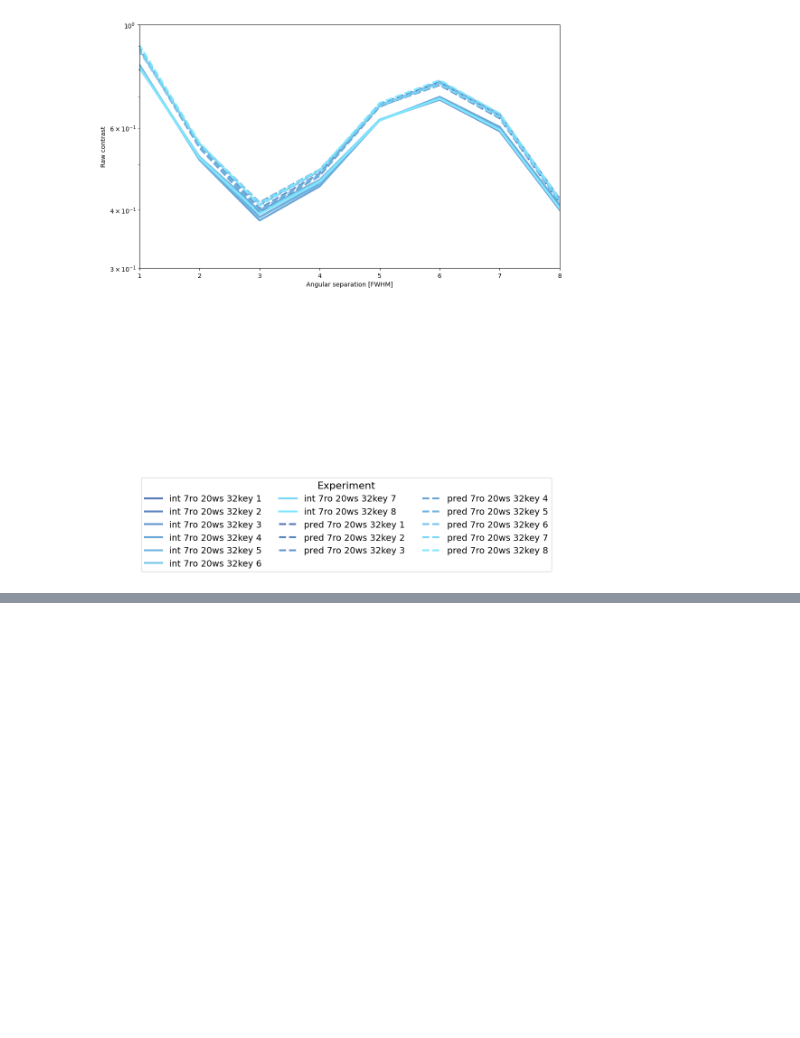
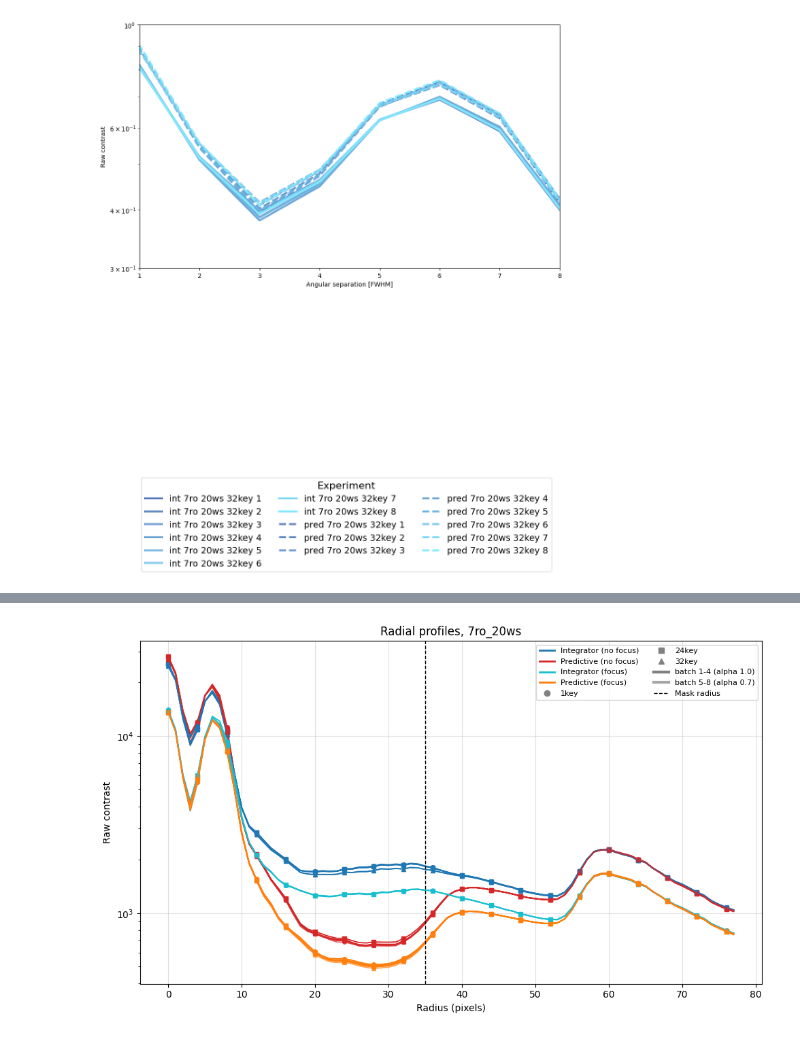
Before and after one commit to noah-bns/ESO_internship, a Jupyter notebook: notebooks/satellite_speckle_psf.ipynb, the cells around one changed output, grey strips where cells are left out. Saved outputs shown, nothing was run; the diff lists cells and outputs as text; code cells hidden in the pictures; blank space fills up the shorter version.

```diff
--- a/notebooks/satellite_speckle_psf.ipynb
+++ b/notebooks/satellite_speckle_psf.ipynb
@@ -851,0 +850,94 @@ Predictor:
+# %%
+
+mask_radius = 35
+
+# folder -> (label, {method: colour}); the focus run uses similar but lighter colours
+datasets = {
+    "/home/aosimul/noah/data/ghost_images/long_7ro_20ws/": (
+        "no focus",
+        {"int": "tab:blue", "pred": "tab:red"},
+    ),
+    "/home/aosimul/noah/data/ghost_images/long_7ro_20ws_focus/": (
+        "focus",
+        {"int": "tab:cyan", "pred": "tab:orange"},
+    ),
+}
+method_labels = {"int": "Integrator", "pred": "Predictive"}
+key_markers = {"1key": "o", "24key": "s", "32key": "^"}
+batch_alpha = {"1-4": 1.0, "5-8": 0.7}
+ro, ws = 7, 20
+
+
+def radial_profile_pre(image, binsize=1):
+    ny, nx = image.shape
+    cy, cx = (ny - 1) / 2, (nx - 1) / 2
+
+    y, x = np.indices(image.shape)
+    r = np.sqrt((x - cx) ** 2 + (y - cy) ** 2)
+
+    rbin = np.floor(r / binsize).astype(int)
+    maxbin = rbin.max() + 1
+
+    profile = np.empty(maxbin)
+    std = np.empty(maxbin)
+    radius = np.arange(maxbin) * binsize
+
+    for i in range(maxbin):
+        values = image[rbin == i]
+        profile[i] = values.mean()
+        std[i] = values.std()
+
+    return radius, profile, std
+
+
+fig, ax = plt.subplots(figsize=(10, 6))
+
+for folder, (ds_label, colors) in datasets.items():
+    for key, marker in key_markers.items():
+        for count, alpha in batch_alpha.items():
+            name = f"{ro}ro_{ws}ws_{key}_{count}"
+            for prefix, color in colors.items():
+                path = f"{folder}{prefix}_{name}.npy"
+                if not os.path.exists(path):
+                    print(f"Skipping missing file: {path}")
+                    continue
+                stack = np.load(path)
+                rad, prof, _ = radial_profile_pre(np.mean(stack, axis=0))
+                ax.plot(
+                    rad,
+                    prof,
+                    color=color,
+                    alpha=alpha,
+                    marker=marker,
+                    markersize=4,
+                    markevery=4,
+                    lw=1.3,
+                )
+
+ax.axvline(mask_radius, color="k", ls="--", lw=1)
+ax.set_yscale("log")
+ax.set_xlabel("Radius (pixels)")
+ax.set_ylabel("Raw contrast")
+ax.set_title(f"Radial profiles, {ro}ro_{ws}ws")
+ax.grid(alpha=0.4)
+
+# Legend: colour = method + dataset, marker = key, alpha = batch
+handles = [
+    Line2D([], [], color=c, lw=2, label=f"{method_labels[m]} ({ds_label})")
+    for ds_label, colors in datasets.values()
+    for m, c in colors.items()
+]
+handles += [
+    Line2D([], [], color="gray", marker=m, ls="", markersize=6, label=k)
+    for k, m in key_markers.items()
+]
+handles += [
+    Line2D([], [], color="gray", lw=3, alpha=a, label=f"batch {b} (alpha {a})")
+    for b, a in batch_alpha.items()
+]
+handles.append(Line2D([], [], color="k", ls="--", lw=1, label="Mask radius"))
+ax.legend(handles=handles, ncol=2, fontsize=8)
+
+fig.tight_layout()
+plt.show()
+# %% [output]
@@ -851,0 +947 @@ Predictor:
+[figure, added]
```
Also changed, not shown: parts of 11 cells of this notebook, 5 other files.
